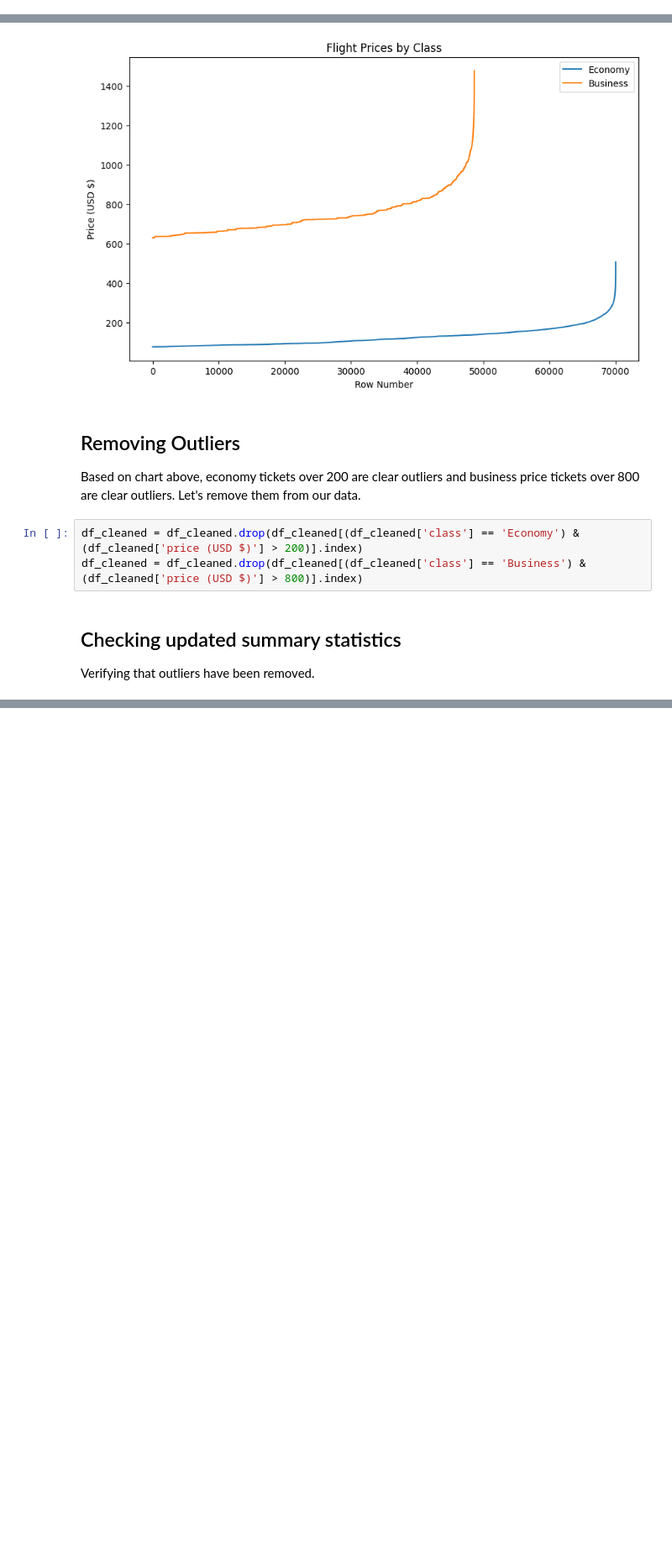
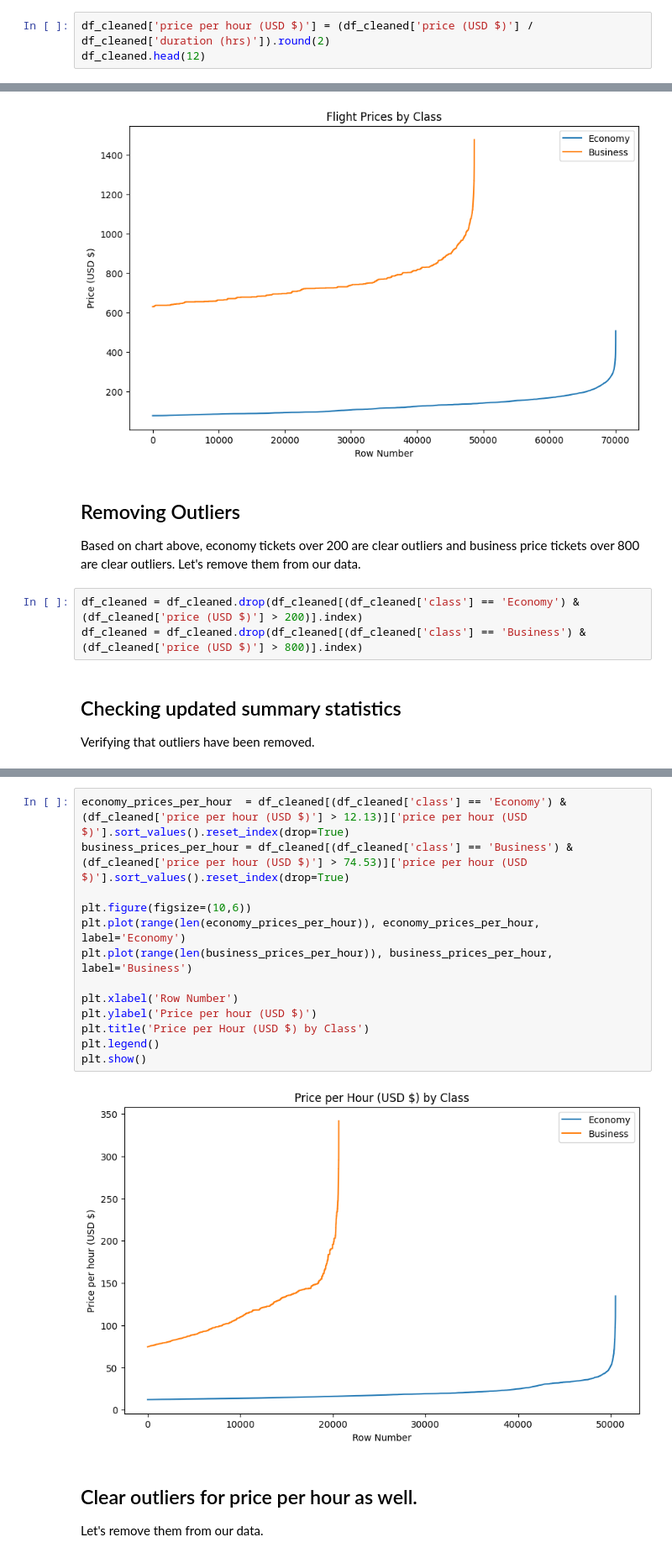
Before and after one commit to ImranQureshi25/Flight_Data_Analysis_Python_Project, a Jupyter notebook: Flight_Data_Analysis_Python_Project.ipynb, the cells around one changed output, grey strips where cells are left out. Shown at 84% size. Cells and saved outputs as stored; diff of their text form; blank space fills up the shorter version.

Commit message:
Fixed output errors and continued data cleaning.

```diff
--- a/Flight_Data_Analysis_Python_Project.ipynb
+++ b/Flight_Data_Analysis_Python_Project.ipynb
@@ -118,0 +122,3 @@ df_cleaned.head(12)
+# %%
+df_cleaned['price per hour (USD $)'] = (df_cleaned['price (USD $)'] / df_cleaned['duration (hrs)']).round(2)
+df_cleaned.head(12)
@@ -233,0 +287,18 @@ max         66640.00         799.68
+# %%
+economy_prices_per_hour  = df_cleaned[(df_cleaned['class'] == 'Economy') & (df_cleaned['price per hour (USD $)'] > 12.13)]['price per hour (USD $)'].sort_values().reset_index(drop=True)
+business_prices_per_hour = df_cleaned[(df_cleaned['class'] == 'Business') & (df_cleaned['price per hour (USD $)'] > 74.53)]['price per hour (USD $)'].sort_values().reset_index(drop=True)
+
+plt.figure(figsize=(10,6))
+plt.plot(range(len(economy_prices_per_hour)), economy_prices_per_hour, label='Economy')
+plt.plot(range(len(business_prices_per_hour)), business_prices_per_hour, label='Business')
+
+plt.xlabel('Row Number')
+plt.ylabel('Price per hour (USD $)')
+plt.title('Price per Hour (USD $) by Class')
+plt.legend()
+plt.show()
+# %% [output]
+[figure, added]
+# %% [markdown]
+## Clear outliers for price per hour as well.
+Let's remove them from our data.
```
Also changed, not shown: parts of 19 cells of this notebook, 2 other files.
